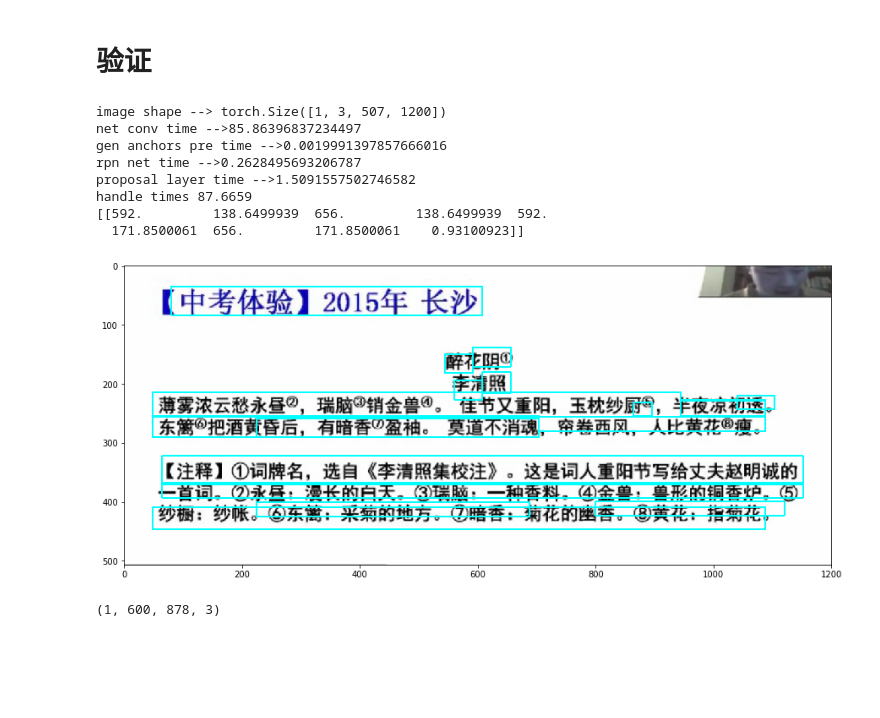
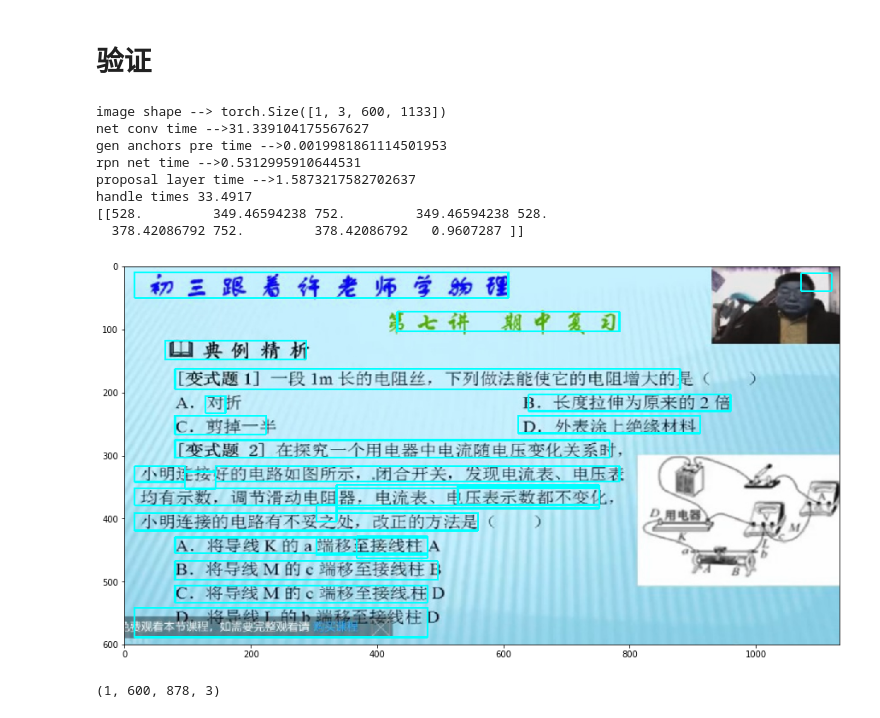
Before and after one commit to hecongziyu/myproject, a Jupyter notebook: object detect/text detect.ipynb, the cells around one changed output. Cells and saved outputs as stored; diff of their text form; code cells hidden in the pictures; blank space fills up the shorter version.

```diff
--- a/object detect/text detect.ipynb
+++ b/object detect/text detect.ipynb
@@ -324,7 +324,7 @@ feat_stride = [16, ]
 ANCHOR_SCALES = [16]
 ANCHOR_RATIOS = [0.5,1,2]
 MOMENTUM = 0.9
-lr = 0.001
+lr = 0.0001
 DOUBLE_BIAS = True
 BIAS_DECAY = False
 WEIGHT_DECAY = 0.0005
@@ -599,15 +599,15 @@ def validNet(image_s,im_info):
 
     anchors = torch.from_numpy(anchors)
 #     rpn = F.relu(net.rpn_net(net_conv))  # ( N , C, H, W）
-    rpn = net.rpn_net(net_conv)
+    rpn = F.relu(net.rpn_net(net_conv))
     print('rpn net time -->{}'.format(time.time()-start_time))
     start_time = time.time()
 
 
     rpn_reshape = rpn.permute(0,2,3,1).squeeze(0)
     rpn_blstm,_ = net.rpn_bi_net(rpn_reshape)
-    rpn_blstm = F.relu(rpn_blstm)  # 注意另外可以考虑采用batch normal方法对数据进行整理
-    rpn_blstm_reshape = rpn_blstm.view(-1, RPN_CHANNELS)
+#     rpn_blstm = F.relu(rpn_blstm)  # 注意另外可以考虑采用batch normal方法对数据进行整理
+    rpn_blstm_reshape = rpn_blstm.contiguous().view(-1, RPN_CHANNELS)
     rpn_cls_score = net.rpn_cls_score_net(rpn_blstm)   # [W H, num_anchors*2], num_anchors = 10
     rpn_cls_score = rpn_cls_score.view(rpn_blstm.size()[0], rpn_blstm.size()[1],-1)
     rpn_cls_score = rpn_cls_score.permute(2,0,1).unsqueeze(0)
@@ -656,43 +656,43 @@ def showValidNet(image,im_info):
     print('handle times {:.4f}'.format((time.time() - start_time)))
     plt.rcParams['figure.figsize'] = 15, 10
     boxes = blob.data.numpy()[:,1:5]
     boxes = boxes.astype(np.int)
     score = scores.data.numpy()
     score = score.reshape(score.shape[0])
     image_new = image_src.reshape(image_src.shape[1],image_src.shape[2], image_src.shape[3])
 
     dets = np.hstack((boxes, score[:, np.newaxis])).astype(np.float32)
 #     print('dets --> \n {}'.format(dets))
     keep = nms.nms(dets, 0.3)
     dets = dets[keep,:]
 
     line = connect_proposal(dets[:, 0:4], dets[:, 4], image_new.shape)
 #     line = line.astype(int)
 #     print(line)
     # image_new = image_src.reshape(image_src.shape[1],image_src.shape[2], image_src.shape[3])
     print(line[0:1])
     save_results('newimg.jpg',image_orig, line, 0.7)
     return rpn_cls_prob, rpn_bbox_pred, rpn_cls_score,rpn_cls_prob_reshape,boxes,score, line,dets,image_new
 
 # img_path = '/home/hecong/temp/data/txtdect/img/2.jpg'
-img_path = 'd:\\8.jpg'
+img_path = 'd:\\13.jpg'
 image = cv2.imread(img_path,cv2.IMREAD_COLOR)
 im_info = [image.shape[0],image.shape[1],1]
 
 rpn_cls_prob, rpn_bbox_pred, rpn_cls_score,rpn_cls_prob_reshape,boxes,score, line,dets,image_new  =  showValidNet(image,im_info)
 
 # testConnectProposal()
 # showValidNet(image,im_info)
 # %% [output]
-image shape --> torch.Size([1, 3, 507, 1200])
-net conv time -->85.86396837234497
-gen anchors pre time -->0.0019991397857666016
-rpn net time -->0.2628495693206787
-proposal layer time -->1.5091557502746582
-handle times 87.6659
-[[592.         138.6499939  656.         138.6499939  592.
-  171.8500061  656.         171.8500061    0.93100923]]
+image shape --> torch.Size([1, 3, 600, 1133])
+net conv time -->31.339104175567627
+gen anchors pre time -->0.0019981861114501953
+rpn net time -->0.5312995910644531
+proposal layer time -->1.5873217582702637
+handle times 33.4917
+[[528.         349.46594238 752.         349.46594238 528.
+  378.42086792 752.         378.42086792   0.9607287 ]]
-[figure, old version]
+[figure, new version]
 # %%
 PIXEL_MEANS = np.array([[[102.9801, 115.9465, 122.7717]]])
 image = cv2.imread('d:\\2.jpg',cv2.IMREAD_COLOR)
```
Also changed, not shown: parts of 1 cell of this notebook, 1 other file.
